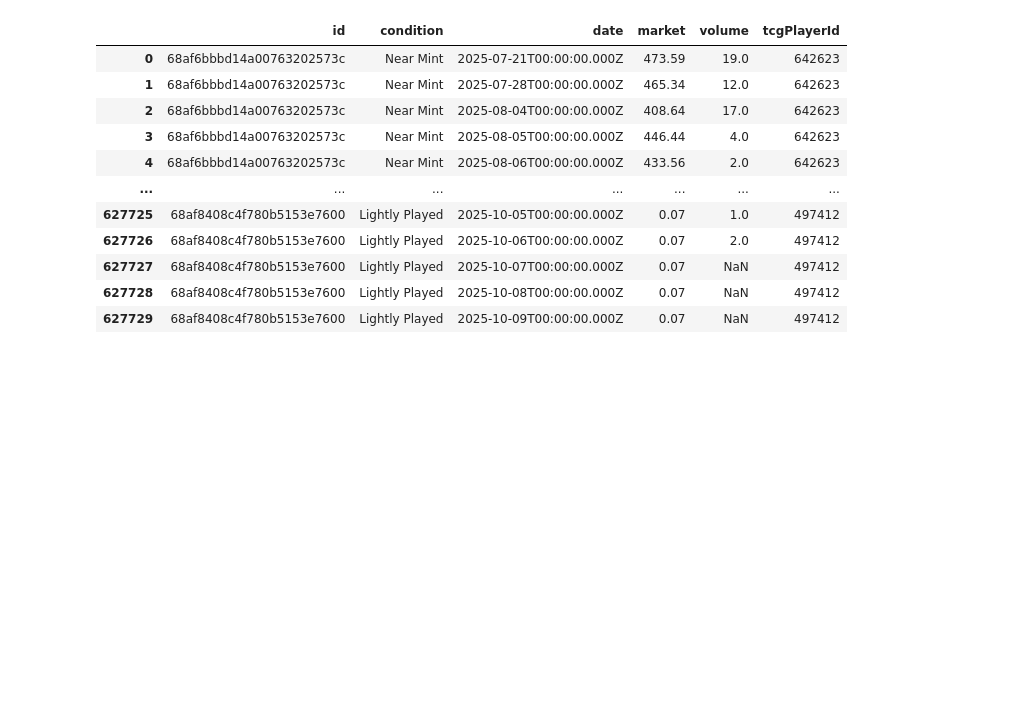
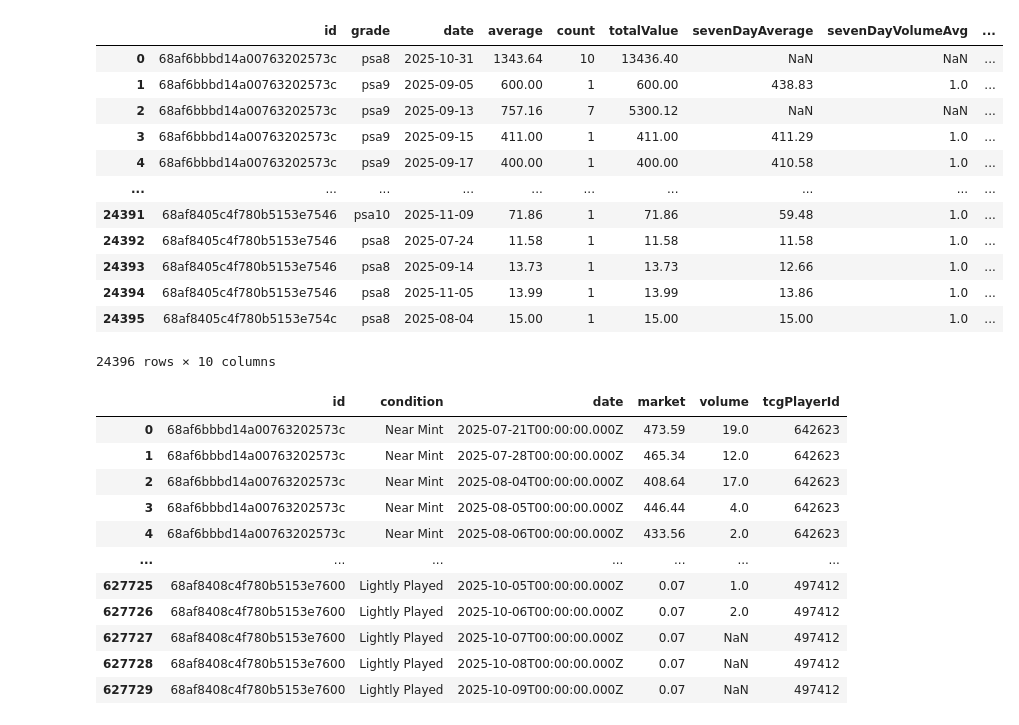
Before and after one commit to neil-ortaliz/data_101_elite_5, a Jupyter notebook: notebooks/get_portfolio_sample.ipynb, the cells around one changed output. Drawn from its saved outputs; the diff is of its cells as text; code cells hidden in the pictures; blank space fills up the shorter version.

```diff
--- a/notebooks/get_portfolio_sample.ipynb
+++ b/notebooks/get_portfolio_sample.ipynb
@@ -54,6 +54,22 @@ ebay_history_df.head()
 # %%
 #price_history_df=price_history_df.merge(metadata_df[['id', 'tcgPlayerId']], on='id', how='left')
 ebay_history_df=ebay_history_df.merge(metadata_df[['id', 'tcgPlayerId']], on='id', how='left')
+# %%
+ebay_history_df
+# %% [output]
+|  | id | grade | date | average | count | totalValue | sevenDayAverage | sevenDayVolumeAvg | ... |
+| 0 | 68af6bbbd14a00763202573c | psa8 | 2025-10-31 | 1343.64 | 10 | 13436.40 | NaN | NaN | ... |
+| 1 | 68af6bbbd14a00763202573c | psa9 | 2025-09-05 | 600.00 | 1 | 600.00 | 438.83 | 1.0 | ... |
+| 2 | 68af6bbbd14a00763202573c | psa9 | 2025-09-13 | 757.16 | 7 | 5300.12 | NaN | NaN | ... |
+| 3 | 68af6bbbd14a00763202573c | psa9 | 2025-09-15 | 411.00 | 1 | 411.00 | 411.29 | 1.0 | ... |
+| 4 | 68af6bbbd14a00763202573c | psa9 | 2025-09-17 | 400.00 | 1 | 400.00 | 410.58 | 1.0 | ... |
+| ... | ... | ... | ... | ... | ... | ... | ... | ... | ... |
+| 24391 | 68af8405c4f780b5153e7546 | psa10 | 2025-11-09 | 71.86 | 1 | 71.86 | 59.48 | 1.0 | ... |
+| 24392 | 68af8405c4f780b5153e7546 | psa8 | 2025-07-24 | 11.58 | 1 | 11.58 | 11.58 | 1.0 | ... |
+| 24393 | 68af8405c4f780b5153e7546 | psa8 | 2025-09-14 | 13.73 | 1 | 13.73 | 12.66 | 1.0 | ... |
+| 24394 | 68af8405c4f780b5153e7546 | psa8 | 2025-11-05 | 13.99 | 1 | 13.99 | 13.86 | 1.0 | ... |
+| 24395 | 68af8405c4f780b5153e754c | psa8 | 2025-08-04 | 15.00 | 1 | 15.00 | 15.00 | 1.0 | ... |
+24396 rows × 10 columns
 # %%
 ebay_history_df.to_csv(r'C:\Users\Lenovo\Documents\dlsu\gotta_price_em_all\data_101_elite_5\pokemon_tcg_dashboard\data\ebay_price_history.csv')
 # %%
```
Also changed, not shown: parts of 3 cells of this notebook, 28 other files.
